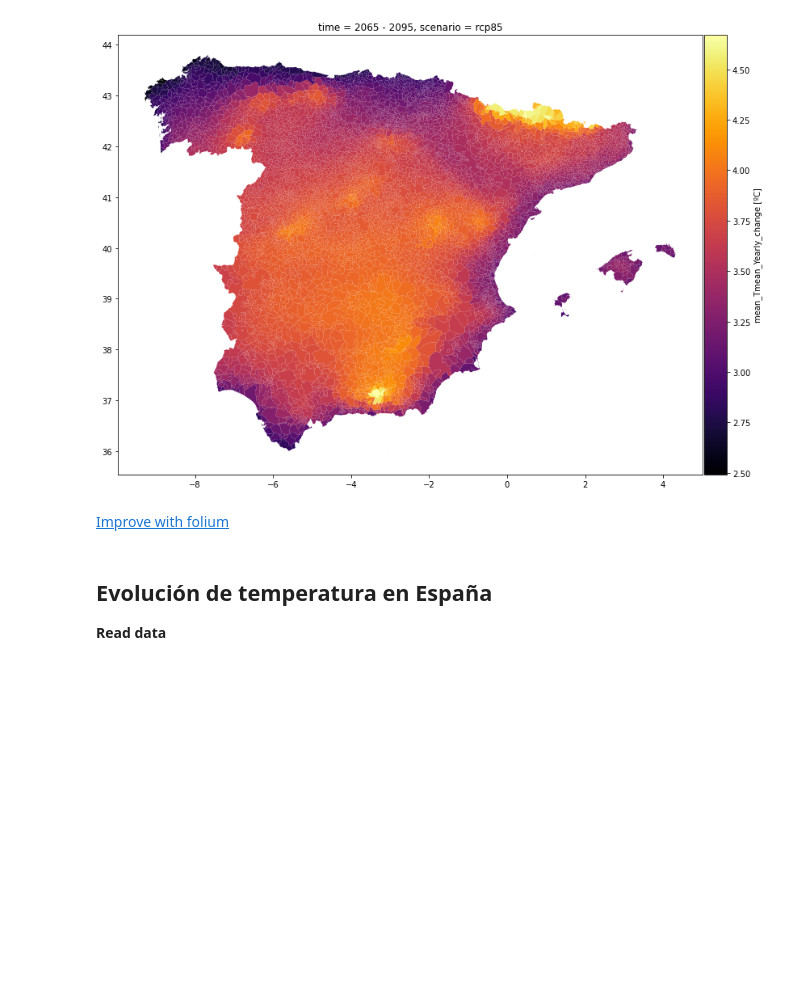
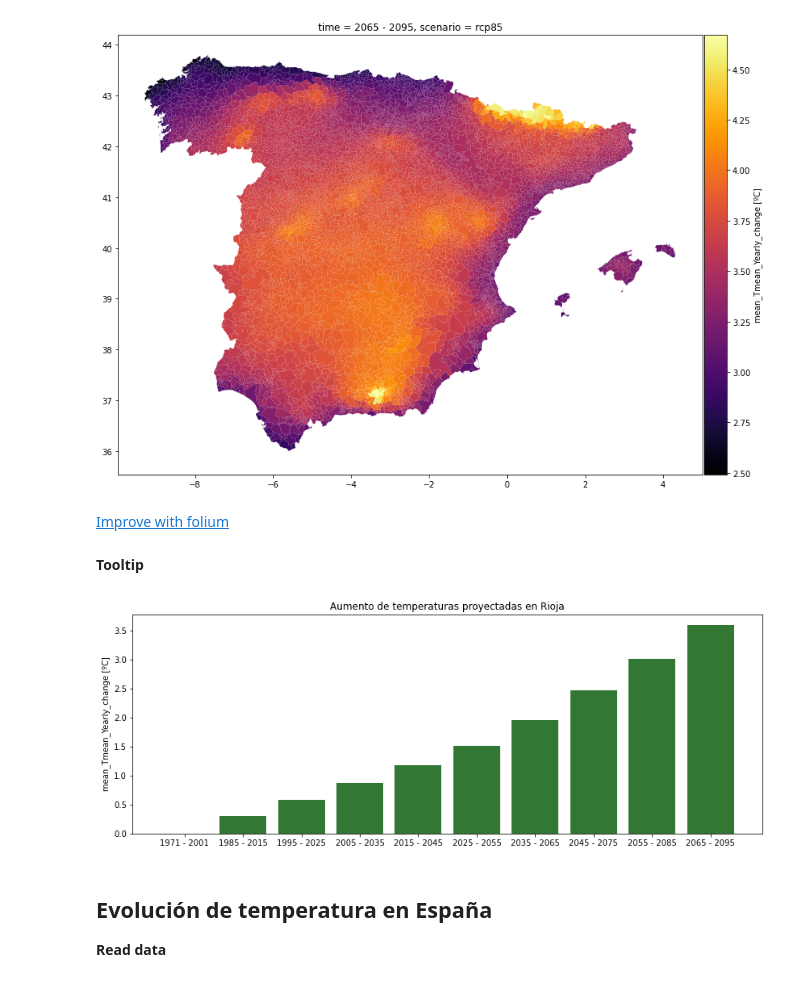
Before and after one commit to Vizzuality/ecf-agricultural-climate-impact, a Jupyter notebook: data/notebooks/Lab/04_Data_Demo.ipynb, the cells around one changed output. Drawn from its saved outputs; the diff is of its cells as text; code cells hidden in the pictures; blank space fills up the shorter version.

```diff
--- a/data/notebooks/Lab/04_Data_Demo.ipynb
+++ b/data/notebooks/Lab/04_Data_Demo.ipynb
@@ -138,6 +140,26 @@ Text(0.5, 1.0, 'time = 2065 - 2095, scenario = rcp85')
 #).add_to(m)
 #
 #m
+# %% [markdown]
+**Tooltip**
+# %%
+gdf_tool = df[(df['indicator'] == indicator) & (df['scenario'] == scenario)]
+# %%
+# Data
+categories = list(gdf_tool[gdf_tool['CODIGOINE'] == 4078].year)
+values = list(gdf_tool[gdf_tool['CODIGOINE'] == 4078].value)
+
+plt.figure(figsize=(14,5))
+
+# Plot
+plt.bar(categories, values, color = "#337735")
+
+plt.title('Aumento de temperaturas proyectadas en Rioja')
+plt.ylabel(f'{indicator} [{unit}]')
+
+plt.show()
+# %% [output]
+[figure, added]
 # %% [markdown]
 ## Evolución de temperatura en España
 **Read data**
```
Also changed, not shown: parts of 21 cells of this notebook.
